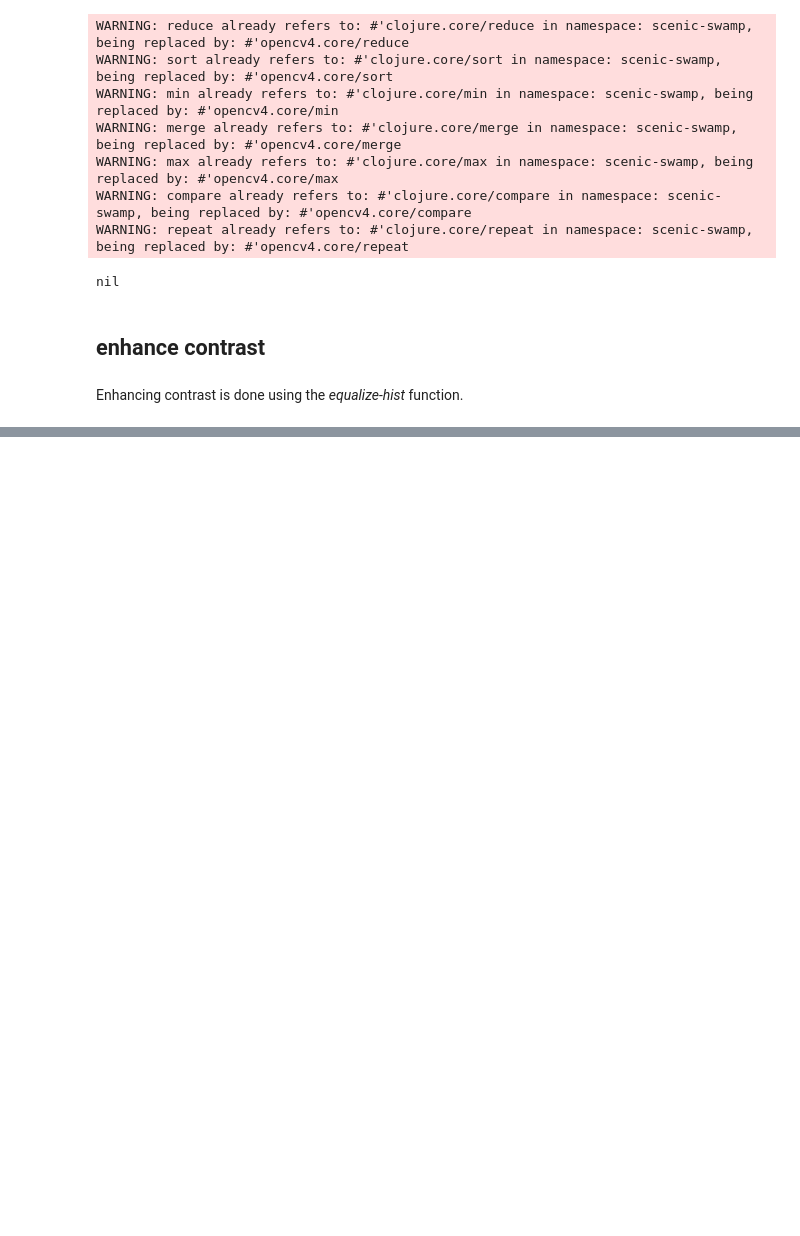
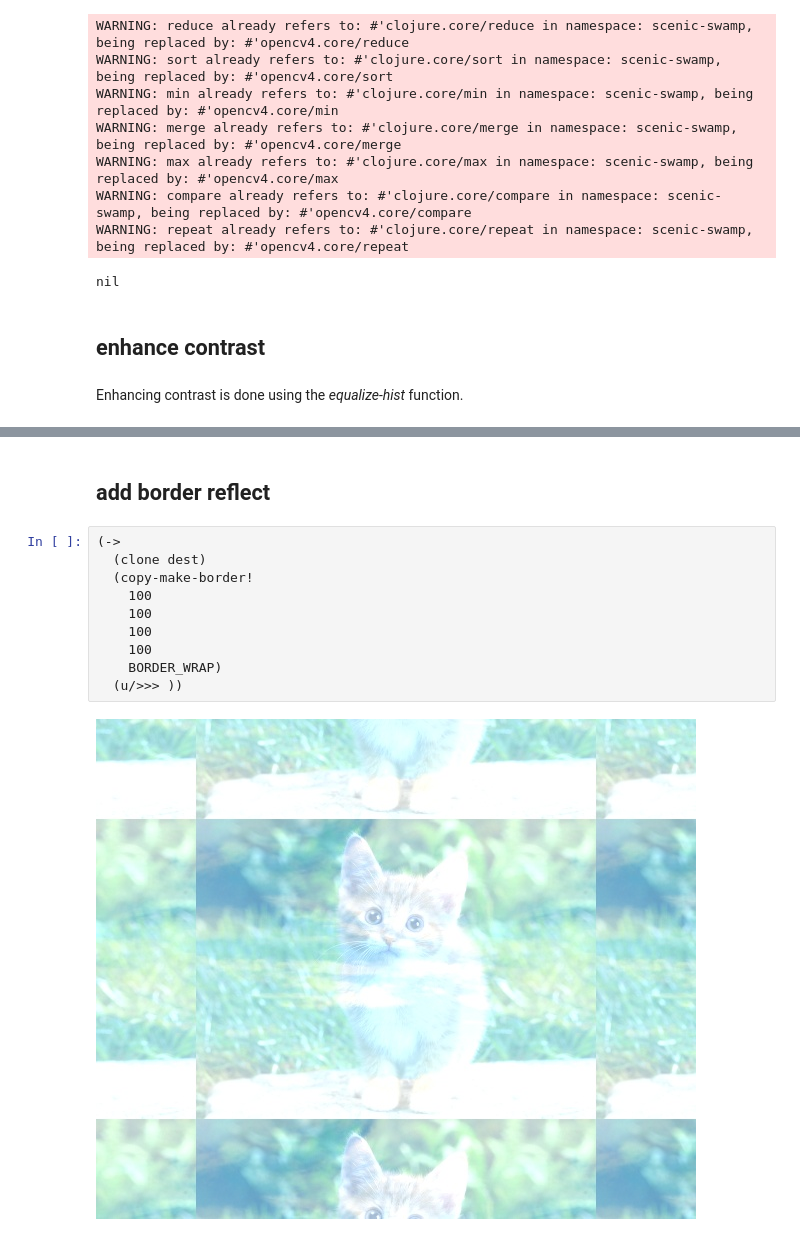
Before and after one commit to hellonico/origami-fun, a Jupyter notebook: jupyter/dip.ipynb, the cells around one changed output, grey strips where cells are left out. Saved outputs shown, nothing was run; the diff lists cells and outputs as text; blank space fills up the shorter version.

```diff
--- a/jupyter/dip.ipynb
+++ b/jupyter/dip.ipynb
@@ -93,0 +70,14 @@ Enhancing contrast is done using the *equalize-hist* function.
+# %% [markdown]
+## add border reflect
+# %%
+(->
+  (clone dest)
+  (copy-make-border!
+    100
+    100
+    100
+    100
+    BORDER_WRAP)
+  (u/>>> ))
+# %% [output]
+[figure, added]
```
Also changed, not shown: parts of 13 cells of this notebook, 6 other files.
